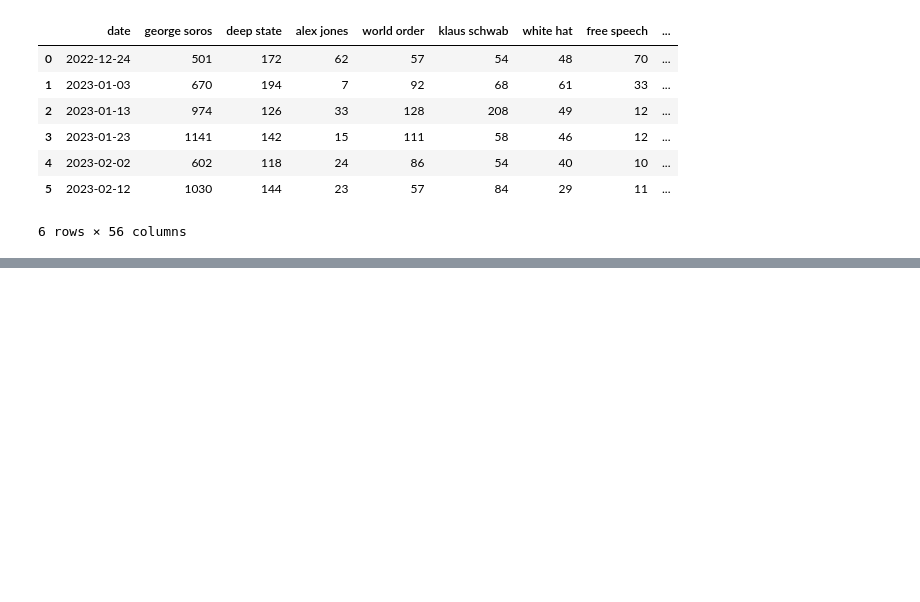
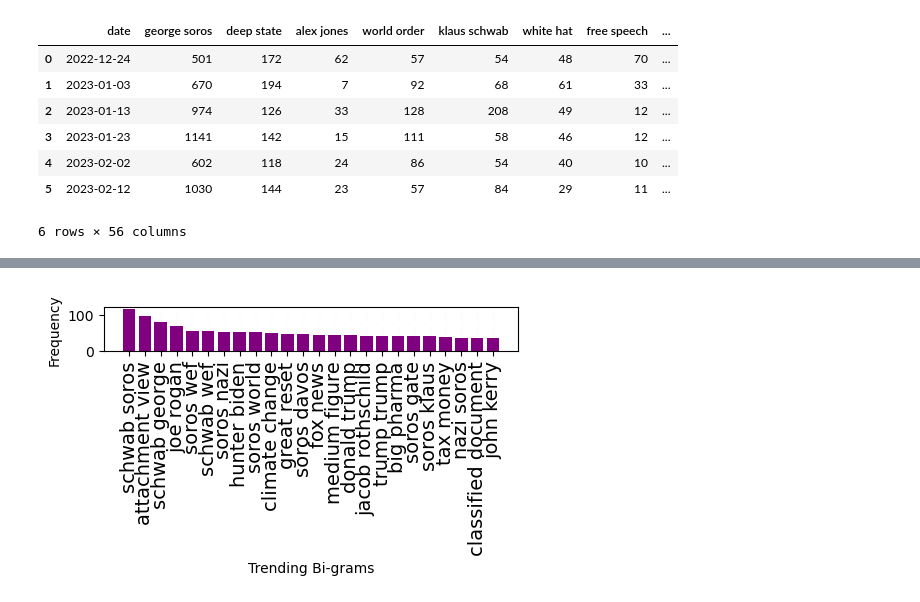
Before and after one commit to dhanushk66/Monitoring-and-Extracting-Antisemitic-Terms, a Jupyter notebook: Extracting and Monitoring antisemetism coded terms.ipynb, the cells around one changed output, grey strips where cells are left out. Cells and saved outputs as stored; diff of their text form; code cells hidden in the pictures; blank space fills up the shorter version.

```diff
--- a/Extracting and Monitoring antisemetism coded terms.ipynb
+++ b/Extracting and Monitoring antisemetism coded terms.ipynb
@@ -490,0 +520,6 @@ pd.DataFrame(new).to_csv("bigrams_Antisemitism_terms.csv")
+# %%
+df_3  = pd.read_csv('Important_terms 3.csv')
+df_3 = df_3[51:76]
+trending(df_3,3)
+# %% [output]
+[figure, added]
```
Also changed, not shown: parts of 18 cells of this notebook, 8 other files.
